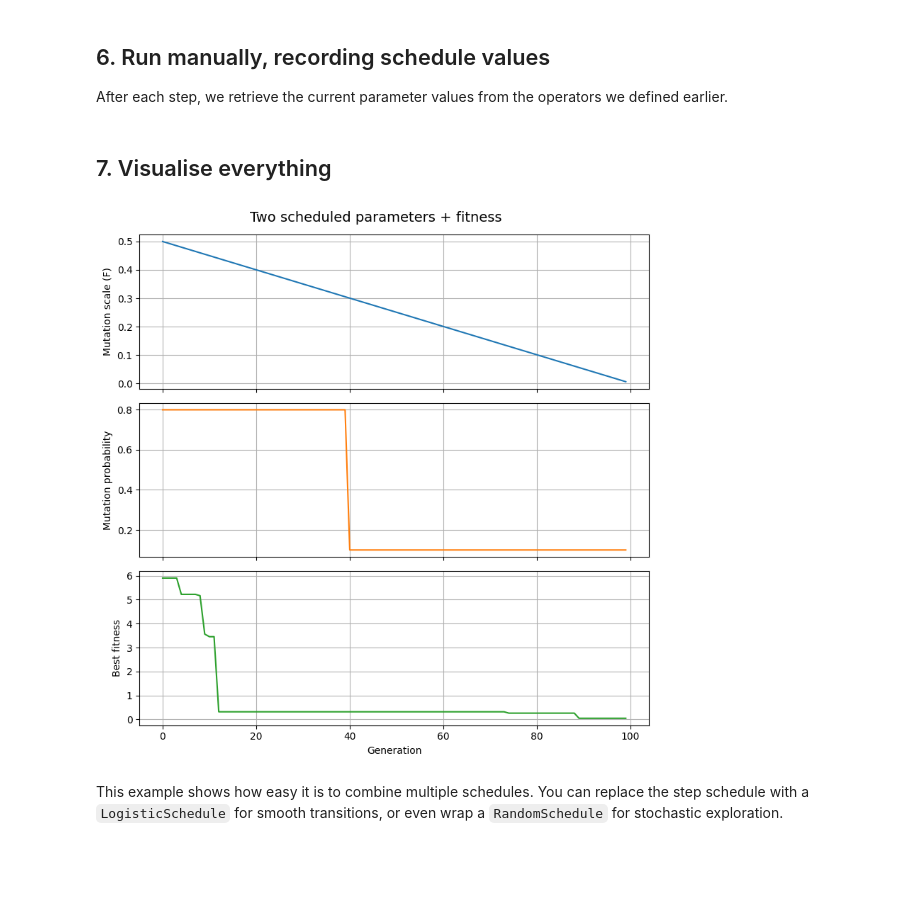
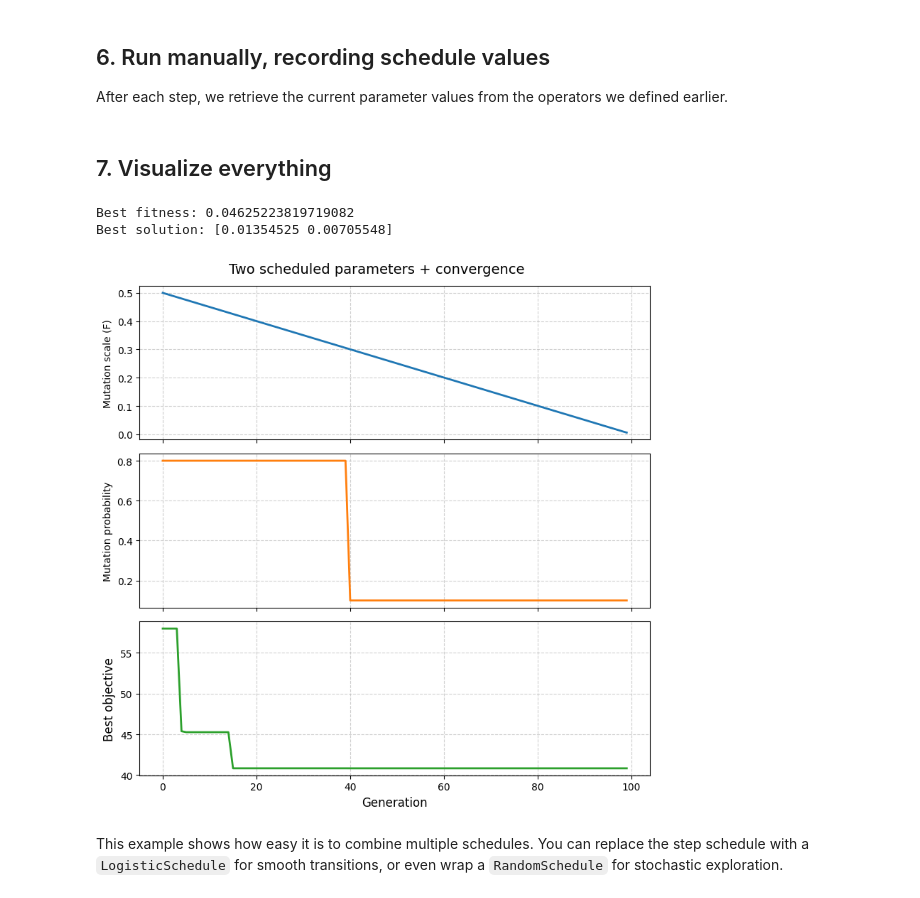
Before and after one commit to GheodeAI/metaheuristic-designer, a Jupyter notebook: tutorials/parameter_schedules_tutorial.ipynb, the cells around one changed output. Saved outputs shown, nothing was run; the diff lists cells and outputs as text; code cells hidden in the pictures; blank space fills up the shorter version.

```diff
--- a/tutorials/parameter_schedules_tutorial.ipynb
+++ b/tutorials/parameter_schedules_tutorial.ipynb
@@ -68,7 +70,8 @@ evolve_op = mhd.operators.BranchOperator(
 ## 4. Fixed selections
 # %%
 survivor_sel = mhd.survivor_selection.create_survivor_selection(
-    "one_to_one", random_state=rng,
+    "one_to_one",
+    random_state=rng,
 )
 # %% [markdown]
 ## 5. Build strategy and algorithm
@@ -91,36 +97,55 @@ operators we defined earlier.
 # %%
 scale_history, prob_history, fit_history = [], [], []
 algo.initialize()
+algo.reporter.log_init(algo)
 for gen in range(100):
-    algo.step()              # Run one step of the algorithm
-    algo.update()            # Update the stopping condition and progress
+    algo.step()  # Run one step of the algorithm
+
+    # Update internals of the algorithm
+    algo.history_tracker.step(algo)
+    algo.reporter.log_step(algo)
+    algo.stopping_condition.step(algo)
+
     scale_history.append(mut_op.get_params()["F"])
     prob_history.append(evolve_op.get_params()["p"])
-    _, best_fit = algo.best_solution()
-    fit_history.append(best_fit)
+algo.reporter.log_end(algo)
+
+population = algo.population
 # %% [markdown]
-## 7. Visualise everything
+## 7. Visualize everything
+# %%
+solution, fitness = population.best_solution(problem_space=True)
+print(f"Best fitness: {fitness}")
+print(f"Best solution: {solution}")
+# %% [output]
+Best fitness: 0.04625223819719082
+Best solution: [0.01354525 0.00705548]
 # %%
+# After the loop,
+history_df = algo.history_tracker.to_pandas()
+
+# Then in the plotting cell:
 fig, (ax1, ax2, ax3) = plt.subplots(3, 1, sharex=True, figsize=(8, 8))
 
-ax1.plot(scale_history, color="tab:blue")
+ax1.plot(scale_history, color="tab:blue", linewidth=2)
 ax1.set_ylabel("Mutation scale (F)")
-ax1.grid(True)
+ax1.grid(True, linestyle="--", alpha=0.6)
 
-ax2.plot(prob_history, color="tab:orange")
+ax2.plot(prob_history, color="tab:orange", linewidth=2)
 ax2.set_ylabel("Mutation probability")
-ax2.grid(True)
+ax2.grid(True, linestyle="--", alpha=0.6)
 
-ax3.plot(fit_history, color="tab:green")
-ax3.set_xlabel("Generation")
-ax3.set_ylabel("Best fitness")
-ax3.grid(True)
+# New seaborn-style convergence on ax3
+sns.lineplot(data=history_df, x="iteration", y="best_objective", ax=ax3, linewidth=2, color="tab:green")
+ax3.set_xlabel("Generation", fontsize=12)
+ax3.set_ylabel("Best objective", fontsize=12)
+ax3.grid(True, linestyle="--", alpha=0.6)
 
-plt.suptitle("Two scheduled parameters + fitness", fontsize=14)
+plt.suptitle("Two scheduled parameters + convergence", fontsize=14)
 plt.tight_layout()
 plt.show()
 # %% [output]
-[figure, old version]
+[figure, new version]
 # %% [markdown]
 This example shows how easy it is to combine multiple schedules.
 You can replace the step schedule with a `LogisticSchedule` for smooth
```
Also changed, not shown: parts of 4 cells of this notebook, 14 other files.
